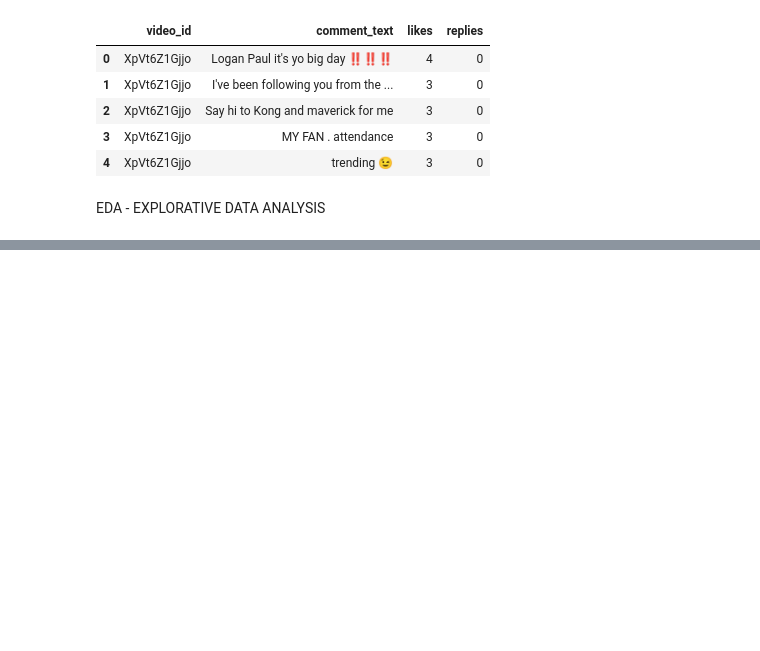
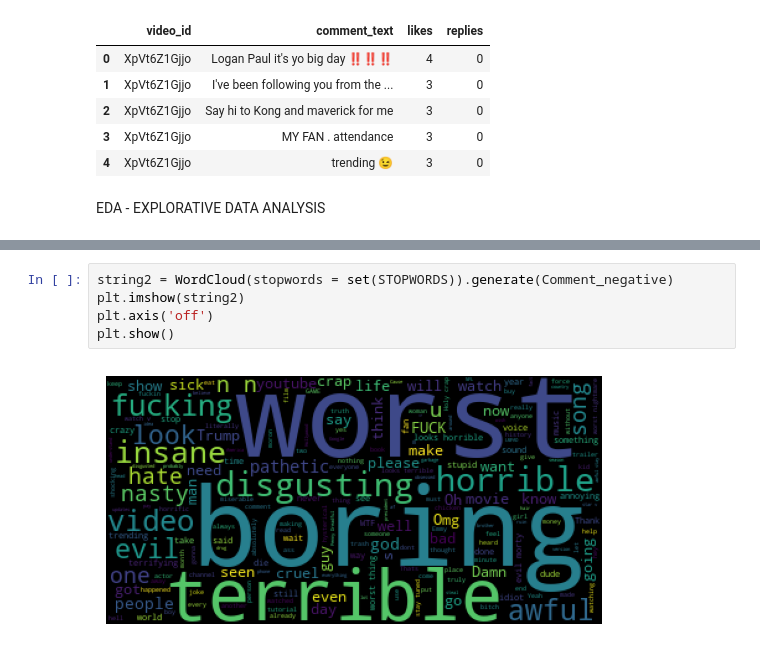
Before and after one commit to prag-yaaaa/Youtube-data-analysis, a Jupyter notebook: youtube_analysis.ipynb, the cells around one changed output, grey strips where cells are left out. Drawn from its saved outputs; the diff is of its cells as text; blank space fills up the shorter version.

```diff
--- a/youtube_analysis.ipynb
+++ b/youtube_analysis.ipynb
@@ -212,0 +346,7 @@ EDA - EXPLORATIVE DATA ANALYSIS
+# %%
+string2 = WordCloud(stopwords = set(STOPWORDS)).generate(Comment_negative)
+plt.imshow(string2)
+plt.axis('off')
+plt.show()
+# %% [output]
+[figure, added]
```
Also changed, not shown: parts of 37 cells of this notebook.
